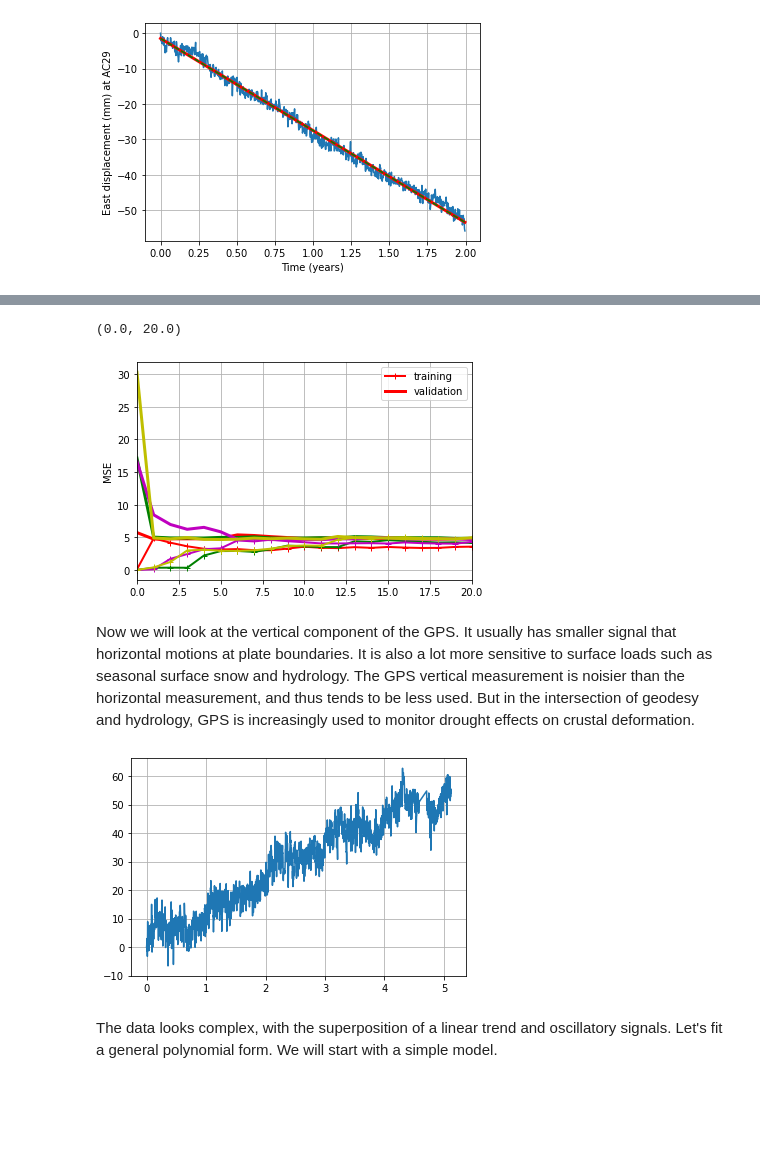
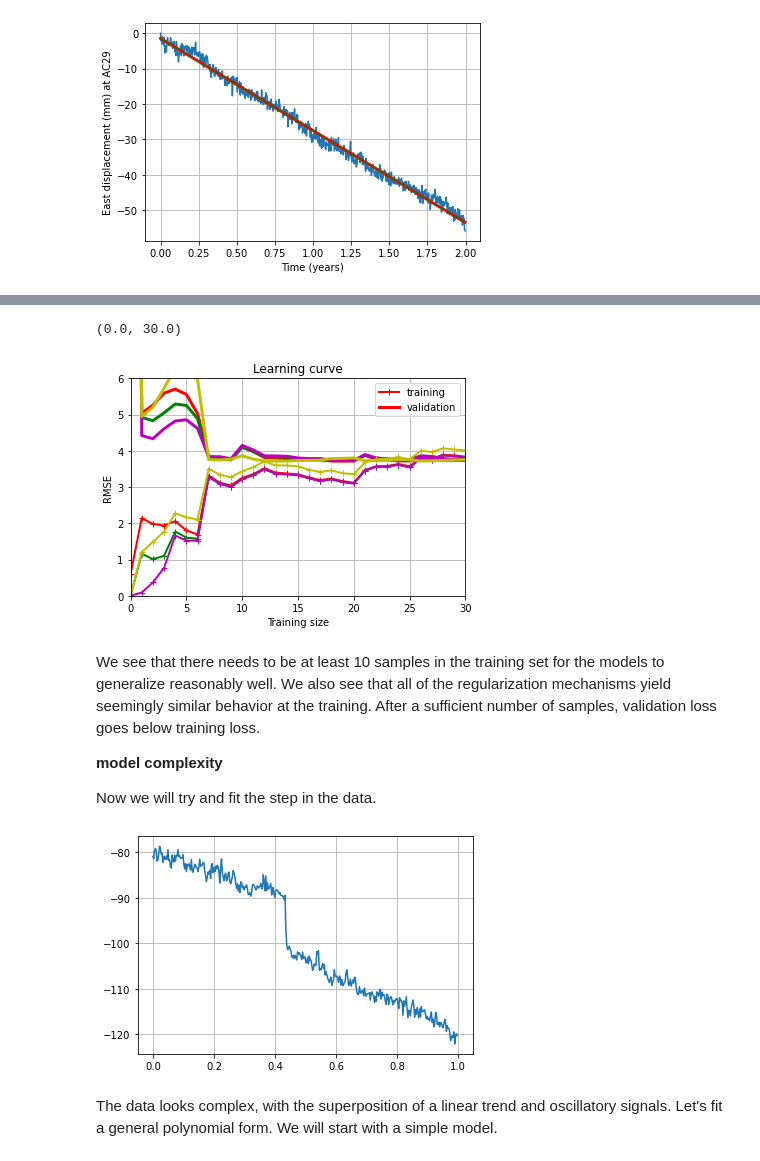
Before and after one commit to UW-MLGEO/ESS490-590-Spr21, a Jupyter notebook: tutorials/Week8_training/ModelTraining.ipynb, the cells around one changed output, grey strips where cells are left out. Cells and saved outputs as stored; diff of their text form; code cells hidden in the pictures; blank space fills up the shorter version.

```diff
--- a/tutorials/Week8_training/ModelTraining.ipynb
+++ b/tutorials/Week8_training/ModelTraining.ipynb
@@ -248,0 +280,22 @@ Regularization
+# %%
+from sklearn.metrics import mean_squared_error
+from sklearn.model_selection import train_test_split
+
+def plot_learning_curves(model, X, y,c1="b+",c2="b"):
+    # Setting the random_state variable in the train_test_split is necessary to reproduce the results.
+    # When tuning parameters such as test_size, you need to set the random state otherwise too many parameters change.
+    X_train, X_val, y_train, y_val = train_test_split(x, y, test_size=0.2,random_state=42)
+    train_errors, val_errors = [], []
+    for m in range(1, len(X_train)):
+        model.fit(X_train[:m], y_train[:m])
+        y_train_predict = model.predict(X_train[:m])
+        y_val_predict = model.predict(X_val)
+        train_errors.append(mean_squared_error(y_train[:m], y_train_predict))
+        val_errors.append(mean_squared_error(y_val, y_val_predict))
+    plt.plot(np.sqrt(train_errors), c1, linewidth=2, label="train")
+    plt.plot(np.sqrt(val_errors),c2, linewidth=3, label="val")
+    plt.legend(['training','validation'])
+    plt.grid(True)
+    plt.title("Learning curve")
+    plt.ylabel("RMSE")
+    plt.xlabel('Training size')
@@ -327,46 +413,32 @@ ax.legend(['data','SGD','Ridge','Lasso','Elastic'])
 <matplotlib.legend.Legend at 0x...>
 [figure]
-# %%
-from sklearn.metrics import mean_squared_error
-from sklearn.model_selection import train_test_split
-
-def plot_learning_curves(model, X, y,c1,c2):
-    X_train, X_val, y_train, y_val = train_test_split(x, y, test_size=0.2)
-    train_errors, val_errors = [], []
-    for m in range(1, len(X_train)):
-        model.fit(X_train[:m], y_train[:m])
-        y_train_predict = model.predict(X_train[:m])
-        y_val_predict = model.predict(X_val)
-        train_errors.append(mean_squared_error(y_train[:m], y_train_predict))
-        val_errors.append(mean_squared_error(y_val, y_val_predict))
-    plt.plot(np.sqrt(train_errors), c1, linewidth=2, label="train")
-    plt.plot(np.sqrt(val_errors),c2, linewidth=3, label="val")
-    plt.legend(['training','validation'])
-    plt.grid(True)
-    plt.ylabel("MSE")
 # %%
 # perform the regressions
 plot_learning_curves(sgd_reg, x.ravel(), y.ravel(),"r-+","r")
 plot_learning_curves(ridge_reg, x.ravel(), y.ravel(),"g-+","g")
 plot_learning_curves(lasso_reg, x.ravel(), y.ravel(),"m-+","m")
 plot_learning_curves(ela_reg, x.ravel(), y.ravel(),"y-+","y")
-plt.xlim([0,20])
+plt.ylim([0,6])
+plt.xlim([0,30])
 # %% [output]
-(0.0, 20.0)
+(0.0, 30.0)
-[figure, old version]
+[figure, new version]
 # %% [markdown]
-Now we will look at the vertical component of the GPS. It usually has smaller signal that horizontal motions at plate boundaries. It is also a lot more sensitive to surface loads such as seasonal surface snow and hydrology. The GPS vertical measurement is noisier than the horizontal measurement, and thus tends to be less used. But in the intersection of geodesy and hydrology, GPS is increasingly used to monitor drought effects on crustal deformation.
+We see that there needs to be at least 10 samples in the training set for the models to generalize reasonably well. We also  see that all of the regularization mechanisms yield seemingly similar behavior at the training. After a sufficient number of samples, validation loss goes below training loss.
+
+**model complexity**
+
+Now we will try and fit the step in the data.
 # %%
-# normalize the data. Without normalization this will fail!
-x = np.asarray(date_year[0:5*365]).reshape(-1,1)
-y = np.asarray(uv[0:5*365]).reshape(-1,1)
+x = np.asarray(date_year[3*365:4*365]).reshape(-1,1)
+y = np.asarray(ue[3*365:4*365]).reshape(-1,1)
 x = x-np.min(x)
-G = np.c_[np.ones((len(x),1)),x]
+# G = np.c_[np.ones((len(x),1)),x]
 scale = (np.max(y)-np.min(y)) # minmax scaling
 newy = y / scale
 plt.plot(x,newy*scale);plt.grid(True)
 # %% [output]
-[figure, old version]
+[figure, new version]
 # %% [markdown]
 The data looks complex, with the superposition of a linear trend and oscillatory signals. Let's fit a general polynomial form. We will start with a simple model.
 # %%
```
Also changed, not shown: parts of 30 cells of this notebook.
